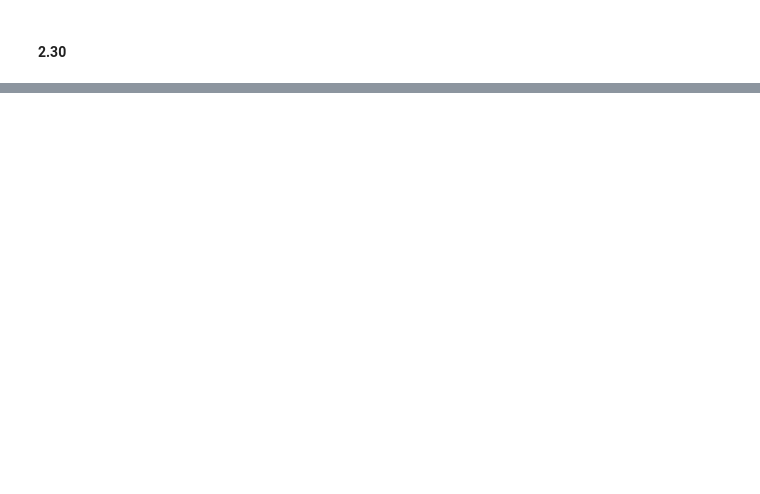
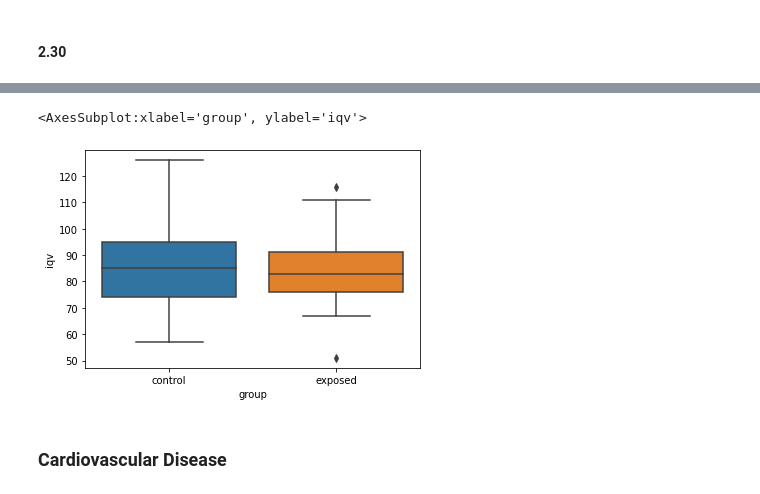
Before and after one commit to sendivogius/biostat, a Jupyter notebook: Chapter 2.ipynb, the cells around one changed output, grey strips where cells are left out. Cells and saved outputs as stored; diff of their text form; code cells hidden in the pictures; blank space fills up the shorter version.

```diff
--- a/Chapter 2.ipynb
+++ b/Chapter 2.ipynb
@@ -206,0 +418,7 @@ df[['tfat_dr_cal', 'tfat_ffq_cal']].quantile([.2, .4, .6, .8, 1])
+# %%
+sns.boxplot(data=df, x='group', y='iqv')
+# %% [output]
+<AxesSubplot:xlabel='group', ylabel='iqv'>
+[figure, added]
+# %% [markdown]
+### Cardiovascular Disease
```
Also changed, not shown: parts of 69 cells of this notebook, 2 other files.
